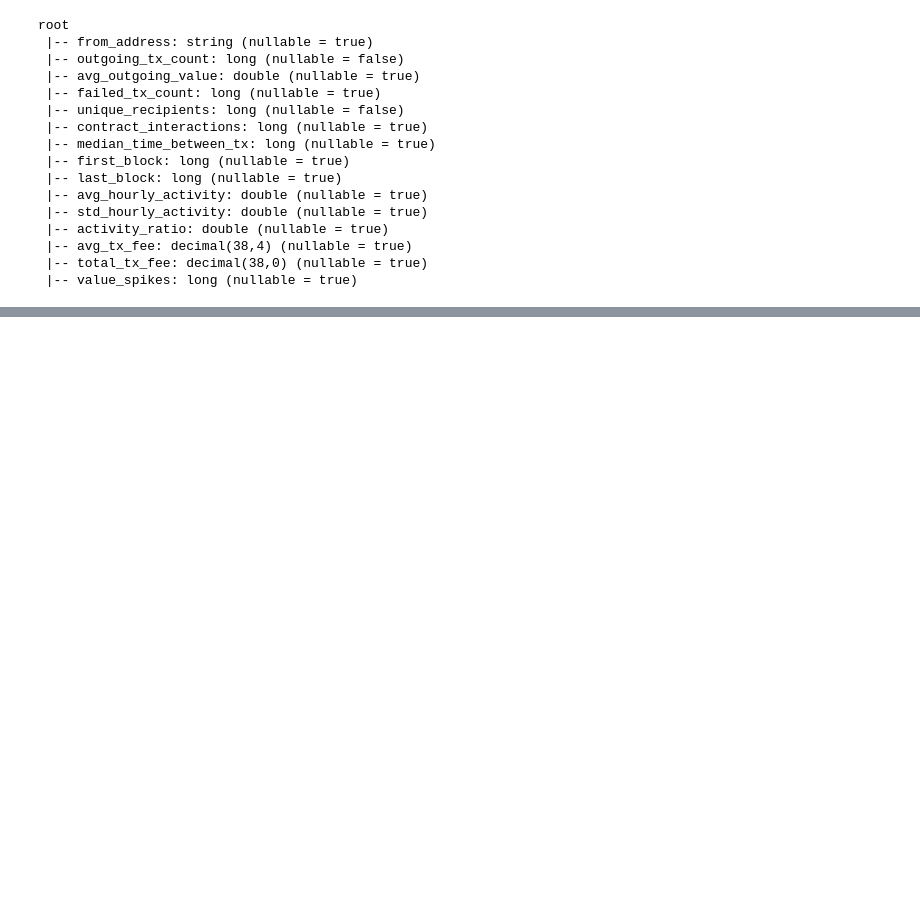
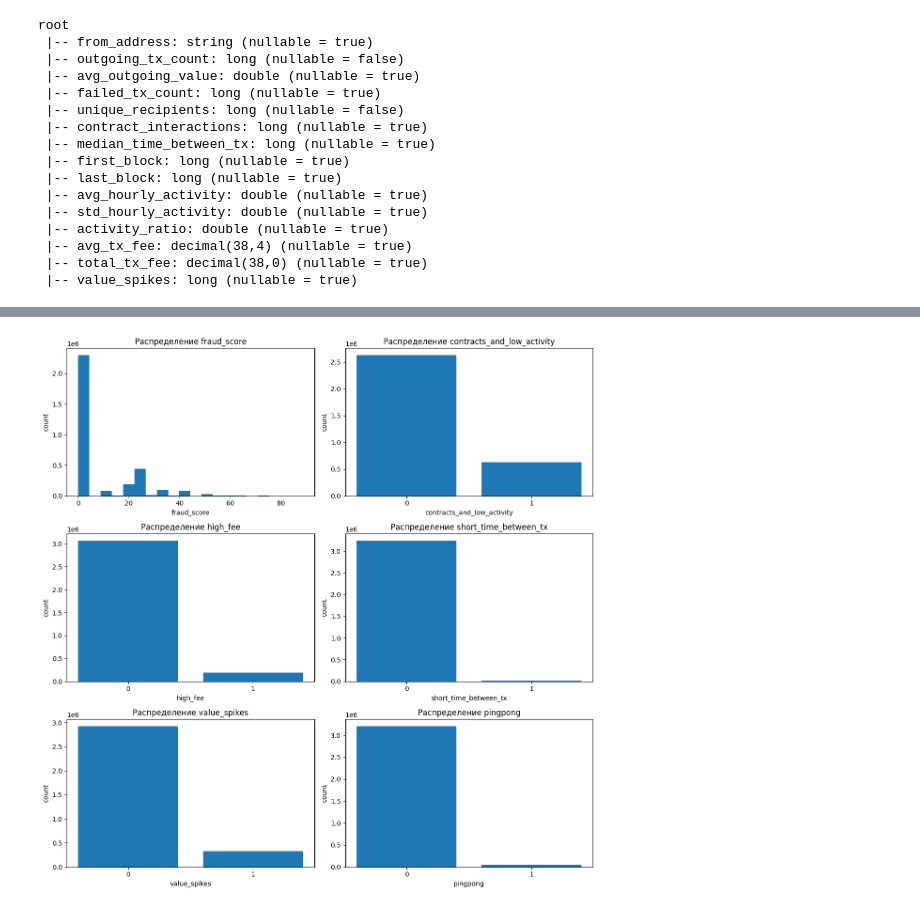
Before and after one commit to dyscarnate/blockchain-spark-analysis, a Jupyter notebook: block_analysis.ipynb, the cells around one changed output, grey strips where cells are left out. Drawn from its saved outputs; the diff is of its cells as text; code cells hidden in the pictures; blank space fills up the shorter version.

```diff
--- a/block_analysis.ipynb
+++ b/block_analysis.ipynb
@@ -366,0 +384,5 @@ final_with_flags.filter(col("pingpong") == 1).count()
+# %%
+features = ["contracts_and_low_activity","high_fee","short_time_between_tx","value_spikes", "pingpong"]
+for feature in features:
+    print(f"Распределение значений в столбце '{feature}':")
+    final_with_flags.groupBy(feature).count().orderBy(feature).show()
@@ -366,0 +443,47 @@ final_with_flags.filter(col("pingpong") == 1).count()
+# %%
+import matplotlib.pyplot as plt
+
+# Список признаков
+features = [
+    "contracts_and_low_activity",
+    "high_fee",
+    "short_time_between_tx",
+    "value_spikes",
+    "pingpong"
+]
+
+# Дополнительно можно сделать гистограмму fraud_score как шестой график
+# Собираем все scores в список
+scores = [row['fraud_score'] for row in final_with_flags.select("fraud_score").collect()]
+
+# Создаём сетку 3×2
+fig, axes = plt.subplots(3, 2, figsize=(12, 12))
+axes = axes.flatten()
+
+# 1) Гистограмма fraud_score
+axes[0].hist(scores, bins=20)
+axes[0].set_title("Распределение fraud_score")
+axes[0].set_xlabel("fraud_score")
+axes[0].set_ylabel("count")
+
+# 2–6) Бар‑графики для каждого бинарного признака
+for i, feature in enumerate(features, start=1):
+    rows = final_with_flags.groupBy(feature) \
+        .count() \
+        .orderBy(feature) \
+        .collect()
+    vals = [str(row[feature]) for row in rows]
+    cnts = [row['count'] for row in rows]
+
+    axes[i].bar(vals, cnts)
+    axes[i].set_title(f"Распределение {feature}")
+    axes[i].set_xlabel(feature)
+    axes[i].set_ylabel("count")
+
+if len(features) + 1 < len(axes):
+    axes[-1].axis('off')
+
+plt.tight_layout()
+plt.show()
+# %% [output]
+[figure, added]
```
Also changed, not shown: parts of 13 cells of this notebook.
